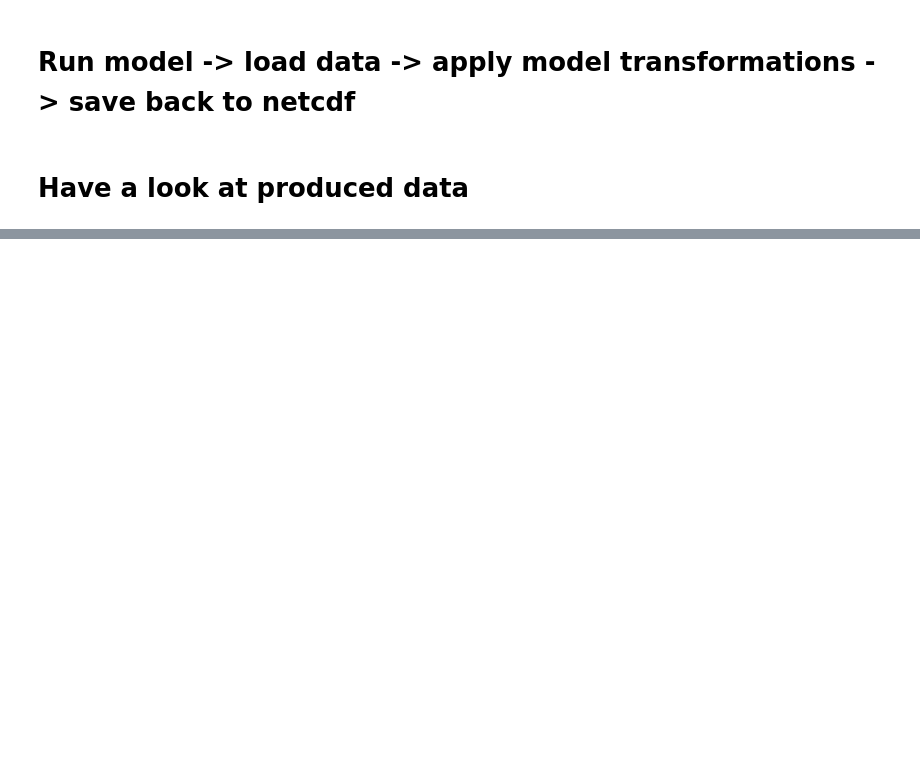
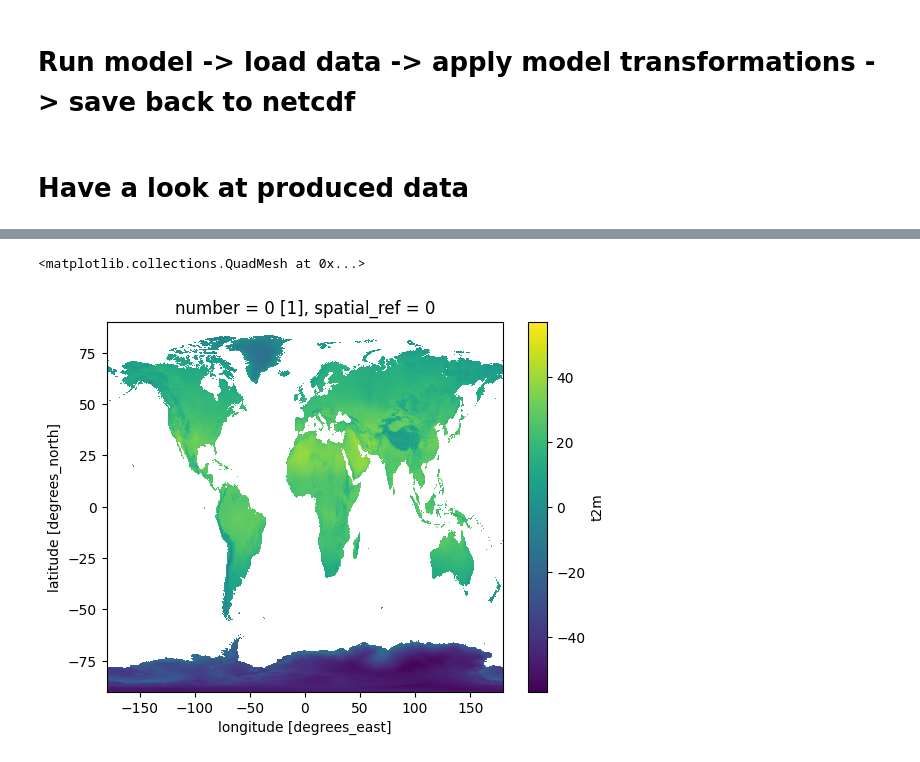
Before and after one commit to ssciwr/onehealth-model-backend, a Jupyter notebook: notebooks/model_python.ipynb, the cells around one changed output, grey strips where cells are left out. Drawn from its saved outputs; the diff is of its cells as text; code cells hidden in the pictures; blank space fills up the shorter version.

```diff
--- a/notebooks/model_python.ipynb
+++ b/notebooks/model_python.ipynb
@@ -42,0 +67,18 @@ data["r0"].mean(dim="valid_time").plot(cmap="viridis")
+# %%
+model = mdc.JModel(
+    input = path / "ERA5land_global_t2m_dailyStats_mean_01Deg_2024_08_data.nc",
+    output = Path.cwd().parent / 'data' / "out" / "output_map_global.nc",
+    r0_path= path / "R0_pip_stats.csv",
+    run_mode="parallelized",
+    grid_data_baseurl=None,
+    nuts_level =None,
+    resolution = None,
+    year=None,
+
+)
+# %%
+input = model.read_input_data().compute()
+input["t2m"].mean(dim="valid_time").plot(cmap="viridis")
+# %% [output]
+<matplotlib.collections.QuadMesh at 0x...>
+[figure, added]
```
Also changed, not shown: parts of 9 cells of this notebook, 5 other files.
